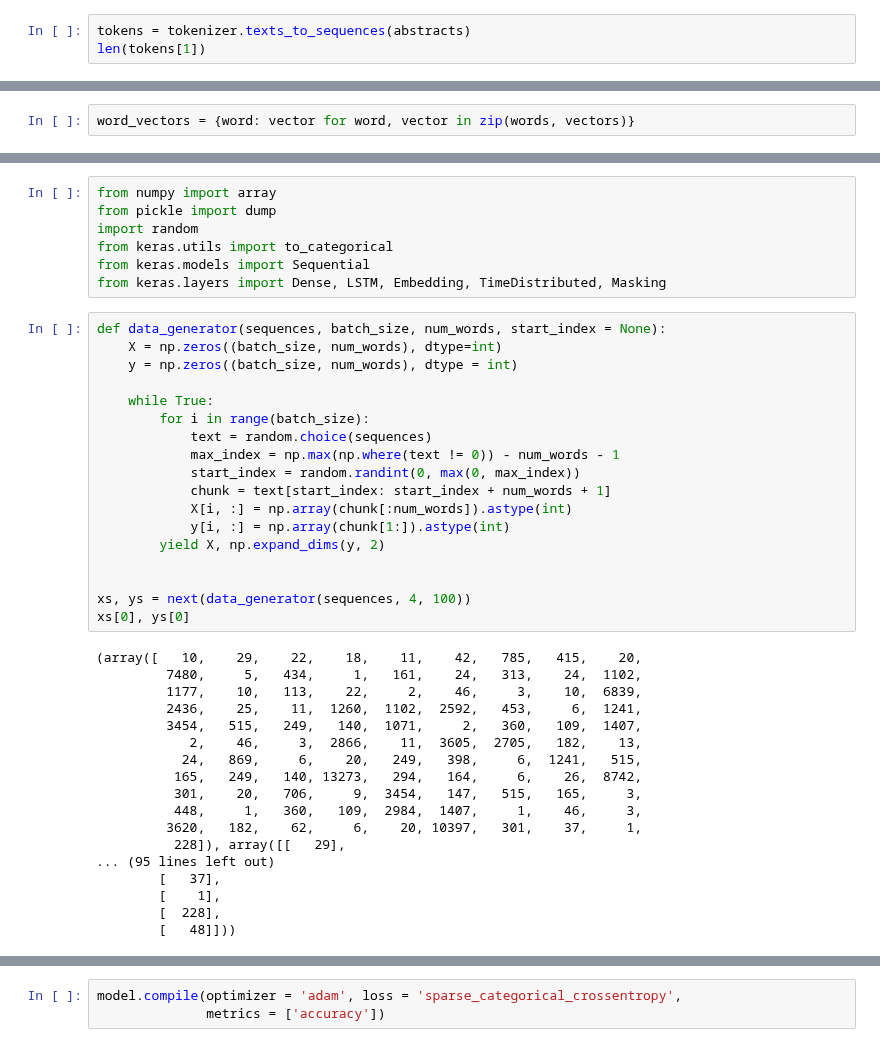
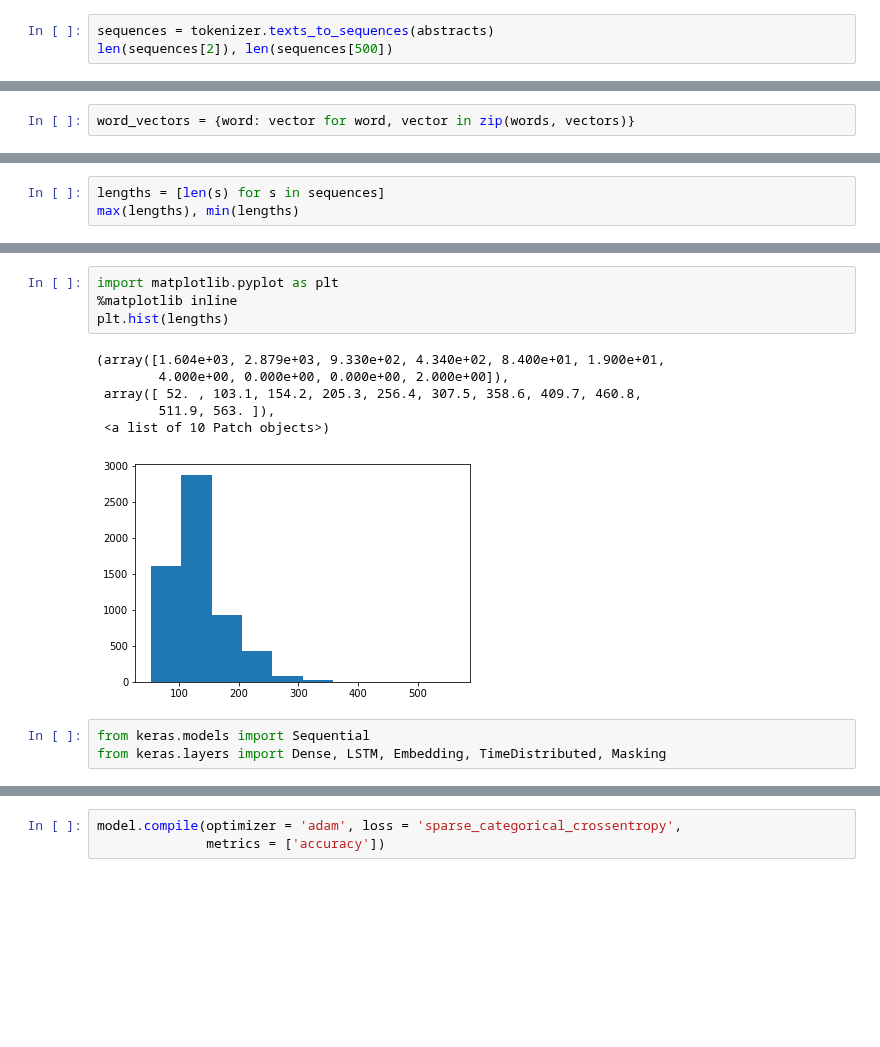
Before and after one commit to WillKoehrsen/wikipedia-data-science, a Jupyter notebook: notebooks/Word Level RNN to Write Patents.ipynb, the cells around one changed output, grey strips where cells are left out. Saved outputs shown, nothing was run; the diff lists cells and outputs as text; blank space fills up the shorter version.

```diff
--- a/notebooks/Word Level RNN to Write Patents.ipynb
+++ b/notebooks/Word Level RNN to Write Patents.ipynb
@@ -62,4 +84,4 @@ len(wc), wcs[:10]
 # %%
-tokens = tokenizer.texts_to_sequences(abstracts)
-len(tokens[1])
+sequences = tokenizer.texts_to_sequences(abstracts)
+len(sequences[2]), len(sequences[500])
 # %% [output]
@@ -129,0 +199,3 @@ num_words = len(word_index) + 1
+# %%
+lengths = [len(s) for s in sequences]
+max(lengths), min(lengths)
@@ -130,45 +224,16 @@ num_words = len(word_index) + 1
+# %%
+import matplotlib.pyplot as plt
+%matplotlib inline
+plt.hist(lengths)
+# %% [output]
+(array([1.604e+03, 2.879e+03, 9.330e+02, 4.340e+02, 8.400e+01, 1.900e+01,
+        4.000e+00, 0.000e+00, 0.000e+00, 2.000e+00]),
+ array([ 52. , 103.1, 154.2, 205.3, 256.4, 307.5, 358.6, 409.7, 460.8,
+        511.9, 563. ]),
+ <a list of 10 Patch objects>)
+[figure, added]
 # %%
-from numpy import array
-from pickle import dump
-import random
-from keras.utils import to_categorical
 from keras.models import Sequential
 from keras.layers import Dense, LSTM, Embedding, TimeDistributed, Masking
-# %%
-def data_generator(sequences, batch_size, num_words, start_index = None):
-    X = np.zeros((batch_size, num_words), dtype=int)
-    y = np.zeros((batch_size, num_words), dtype = int)
-
-    while True:
-        for i in range(batch_size):
-            text = random.choice(sequences)
-            max_index = np.max(np.where(text != 0)) - num_words - 1
-            start_index = random.randint(0, max(0, max_index))
-            chunk = text[start_index: start_index + num_words + 1]
-            X[i, :] = np.array(chunk[:num_words]).astype(int)
-            y[i, :] = np.array(chunk[1:]).astype(int)
-        yield X, np.expand_dims(y, 2)
-
-
-xs, ys = next(data_generator(sequences, 4, 100))
-xs[0], ys[0]
-# %% [output]
-(array([   10,    29,    22,    18,    11,    42,   785,   415,    20,
-         7480,     5,   434,     1,   161,    24,   313,    24,  1102,
-         1177,    10,   113,    22,     2,    46,     3,    10,  6839,
-         2436,    25,    11,  1260,  1102,  2592,   453,     6,  1241,
-         3454,   515,   249,   140,  1071,     2,   360,   109,  1407,
-            2,    46,     3,  2866,    11,  3605,  2705,   182,    13,
-           24,   869,     6,    20,   249,   398,     6,  1241,   515,
-          165,   249,   140, 13273,   294,   164,     6,    26,  8742,
-          301,    20,   706,     9,  3454,   147,   515,   165,     3,
-          448,     1,   360,   109,  2984,  1407,     1,    46,     3,
-         3620,   182,    62,     6,    20, 10397,   301,    37,     1,
-          228]), array([[   29],
-... (95 lines left out)
-        [   37],
-        [    1],
-        [  228],
-        [   48]]))
 # %%
 model = Sequential()
```
Also changed, not shown: parts of 58 cells of this notebook.
